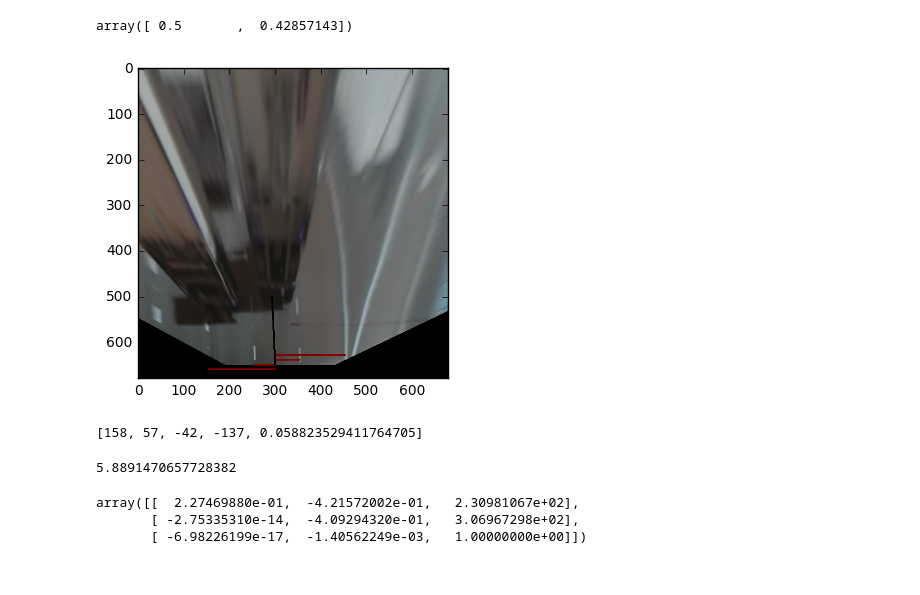
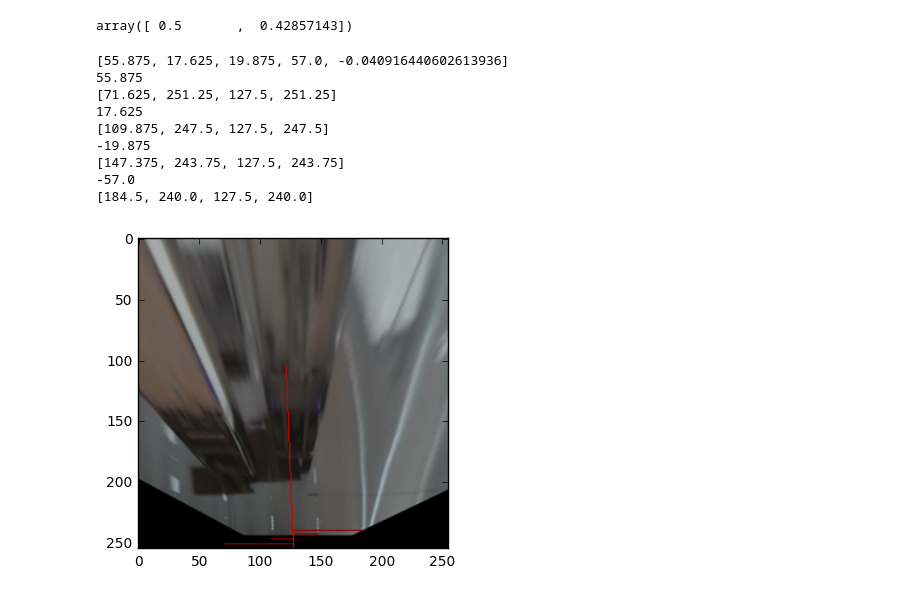
Before and after one commit to blake-varden/ToyLane, a Jupyter notebook: DeepDrive.ipynb, the cells around one changed output. Drawn from its saved outputs; the diff is of its cells as text; code cells hidden in the pictures.

Commit message:
data and model

```diff
--- a/DeepDrive.ipynb
+++ b/DeepDrive.ipynb
@@ -5,6 +5,6 @@ import Tkinter as tk
 %matplotlib inline
 import cv2
 # %%
-with open('recording.pkl') as f:
+with open('single_lane_recording.pkl') as f:
     source = pickle.load(f)
 # %%
@@ -41,18 +80,21 @@ def compute_topdown_image(image_filename, transformation_matrix, transformation_
 # %%
+import copy
 
-
-def calculate_affordances(frame_data, image_center, front=False, perspective_transform=None):
+def calculate_affordances(frame_data, image_center, front=False, perspective_transform=None, scale=1.0):
     splines = []
 
     for lane_data in frame_data.values():
         anchor_points = lane_data['anchor_points']
         if front and perspective_transform is not None:
             anchor_points = transform_anchor_points(anchor_points, perspective_transform)
-        splines.append(anchor_points)
+        splines.append(copy.deepcopy(anchor_points))
 
     # splines sorted by blue X value
     splines = sorted(splines, key=lambda spline: spline[2][0])
-
+    for spline in splines:
+        for i in range(len(spline)):
+            spline[i][0] = spline[i][0]*scale
+            spline[i][1] = spline[i][1]*scale
     # comput distance from lane x to center of the image
     spline_to_center_distances = []
     for index in range(len(splines)):
@@ -70,7 +112,7 @@ def calculate_affordances(frame_data, image_center, front=False, perspective_tra
     displacement_indicies = [left_lane2_index, left_lane1_index, right_lane1_index, right_lane2_index]
     displacements = []
     for displacement_index in displacement_indicies:
-        displacements.append(spline_to_center_distances[displacement_index][1])
+        displacements.append(np.abs(spline_to_center_distances[displacement_index][1]))
 
     left_spline = splines[left_lane1_index]
     right_spline = splines[right_lane1_index]
@@ -80,9 +122,6 @@ def calculate_affordances(frame_data, image_center, front=False, perspective_tra
     bottom_anchor_average = ((np.array(left_spline[2]) + np.array(right_spline[2]))/2.0)
 
     anchor_diff = bottom_anchor_average - middle_anchor_average
-#     print middle_anchor_average
-#     print bottom_anchor_average
-#     print anchor_diff
     slope = -anchor_diff[0]/(anchor_diff[1])
     angle = np.arctan(slope)
     displacements.append(slope)
@@ -96,32 +175,45 @@ array([ 0.5       ,  0.42857143])
 # %%
 from PIL import Image, ImageDraw
 from matplotlib.pyplot import imshow
 import cv2
 
-def display_affordances(source, image_file):
+def display_affordances(source, image_file, resized=None):
     frame_data =source['lanes'][image_file]
     im = compute_topdown_image(image_file, source['front_to_topdown_transformation'], source['transformation_size'])
+
+
+    scale = 1.0
+    size = im.size[0]
+    if resized:
+        scale = resized/float(size)
+        im = im.resize((resized,resized), Image.ANTIALIAS)
     draw = ImageDraw.Draw(im)
-    center_x = 300
-    affordences=calculate_affordances(frame_data, center_x)
-    for i in range(len(affordences)):
-        y = 670 -((i+1)*10)
-        x = center_x-affordences[i]
-        draw.line([x, y, center_x, y], fill=128, width=4)
+    center_x = size/2.0 * scale
+    affordences=calculate_affordances(frame_data, center_x, scale=scale)
+    print affordences
+    width = int(4 *scale)
+    for i in range(len(affordences[:4])):
+        y = im.size[0] -((i+1)*(10*scale))
+        displacement = (1.0 if i <2 else -1.0)*affordences[i]
+        print displacement
+        x = center_x-displacement
+        print [x, y, center_x, y]
+        draw.line([x, y, center_x, y], fill=150, width=width)
 
     heading_dx = np.tan(affordences[4])*150
-    draw.line([center_x, 650, center_x + heading_dx, 500], fill=256, width=4)
+    draw.line([center_x, im.size[0], center_x + heading_dx, im.size[0]-150], fill=200, width=int(4*scale))
     imshow(im)
 
 
-display_affordances(source, 'images/frame0599.jpg')
+display_affordances(source, 'images/frame0599.jpg', resized=255)
 # %% [output]
+[55.875, 17.625, 19.875, 57.0, -0.040916440602613936]
+55.875
+[71.625, 251.25, 127.5, 251.25]
+17.625
+[109.875, 247.5, 127.5, 247.5]
+-19.875
+[147.375, 243.75, 127.5, 243.75]
+-57.0
+[184.5, 240.0, 127.5, 240.0]
-[figure, old version]
+[figure, new version]
-# %%
-affordences
-# %% [output]
-[158, 57, -42, -137, 0.058823529411764705]
-# %%
-np.tan(affordences[4])*100
-# %% [output]
-5.8891470657728382
@@ -132,6 +219,0 @@ source['topdown_to_front_transformation'] =a
-# %%
-source['topdown_to_front_transformation']
-# %% [output]
-array([[  2.27469880e-01,  -4.21572002e-01,   2.30981067e+02],
-       [ -2.75335310e-14,  -4.09294320e-01,   3.06967298e+02],
-       [ -6.98226199e-17,  -1.40562249e-03,   1.00000000e+00]])
```
Also changed, not shown: parts of 17 cells of this notebook, 6 other files.
